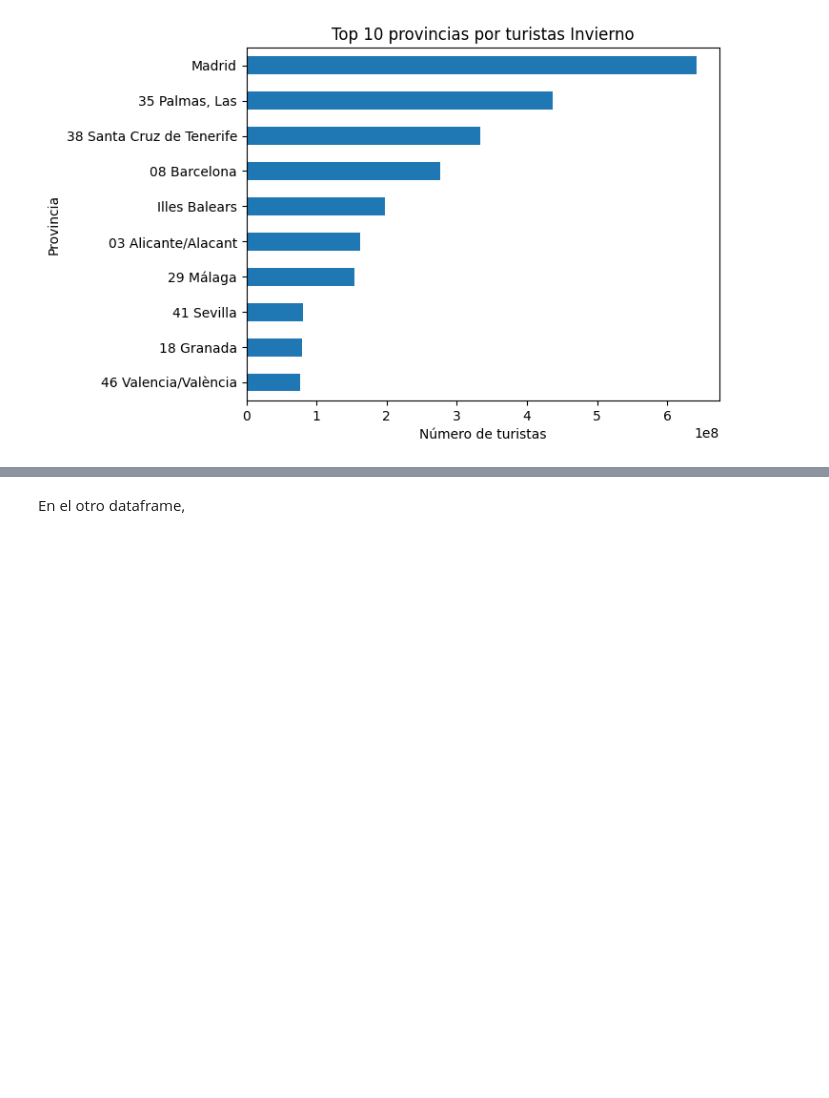
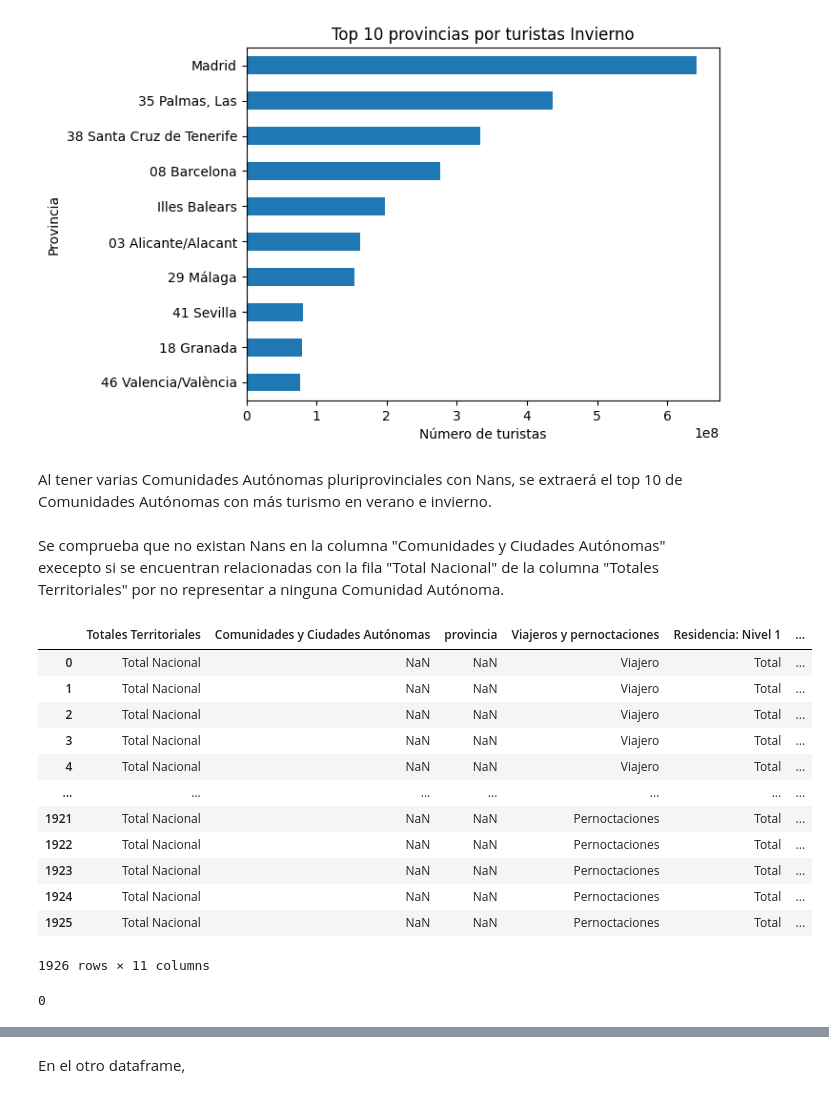
Before and after one commit to MirnaGarridoR/TrabajoML, a Jupyter notebook: ML - TURISMO/EDA-TURISMO.ipynb, the cells around one changed output, grey strips where cells are left out. Cells and saved outputs as stored; diff of their text form; code cells hidden in the pictures; blank space fills up the shorter version.

```diff
--- a/ML - TURISMO/EDA-TURISMO.ipynb
+++ b/ML - TURISMO/EDA-TURISMO.ipynb
@@ -735,3 +735,23 @@ plt.ylabel("Provincia")
 plt.show()
 # %% [output]
 [figure]
+# %% [markdown]
+Al tener varias Comunidades Autónomas pluriprovinciales con Nans, se extraerá el top 10 de Comunidades Autónomas con más turismo en verano e invierno.
+# %% [markdown]
+Se comprueba que no existan Nans en la columna "Comunidades y Ciudades Autónomas" execepto si se encuentran relacionadas con la fila "Total Nacional" de la columna "Totales Territoriales" por no representar a ninguna Comunidad Autónoma.
+# %%
+df_eoh[df_eoh['Comunidades y Ciudades Autónomas'].isnull()]
+# %% [output]
+|  | Totales Territoriales | Comunidades y Ciudades Autónomas | provincia | Viajeros y pernoctaciones | Residencia: Nivel 1 | ... |
+| 0 | Total Nacional | NaN | NaN | Viajero | Total | ... |
+| 1 | Total Nacional | NaN | NaN | Viajero | Total | ... |
+| 2 | Total Nacional | NaN | NaN | Viajero | Total | ... |
+| 3 | Total Nacional | NaN | NaN | Viajero | Total | ... |
+| 4 | Total Nacional | NaN | NaN | Viajero | Total | ... |
+| ... | ... | ... | ... | ... | ... | ... |
+| 1921 | Total Nacional | NaN | NaN | Pernoctaciones | Total | ... |
+| 1922 | Total Nacional | NaN | NaN | Pernoctaciones | Total | ... |
+| 1923 | Total Nacional | NaN | NaN | Pernoctaciones | Total | ... |
+| 1924 | Total Nacional | NaN | NaN | Pernoctaciones | Total | ... |
+| 1925 | Total Nacional | NaN | NaN | Pernoctaciones | Total | ... |
+1926 rows × 11 columns
@@ -737,0 +760,4 @@ plt.show()
+# %%
+print(nans.shape[0])
+# %% [output]
+0
```
Also changed, not shown: parts of 6 cells of this notebook.
